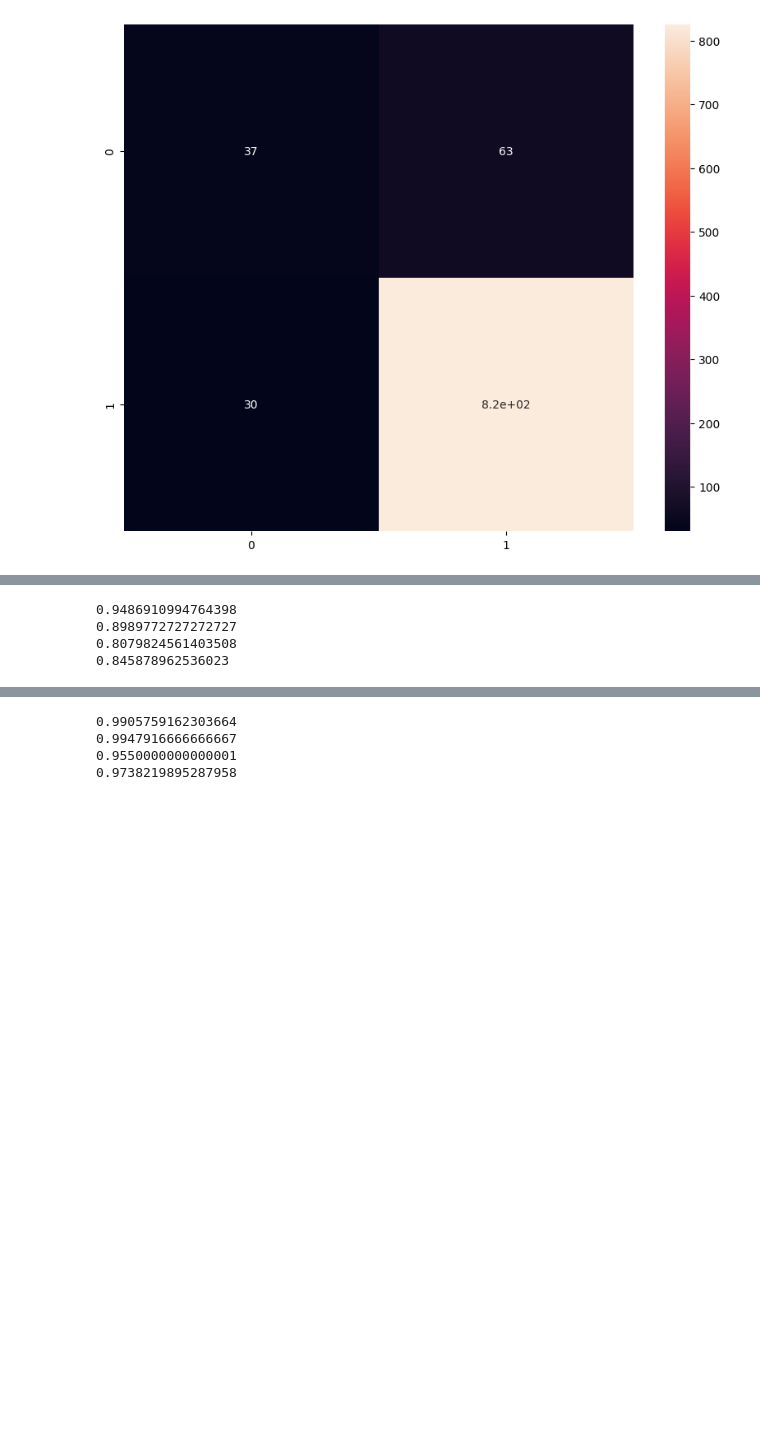
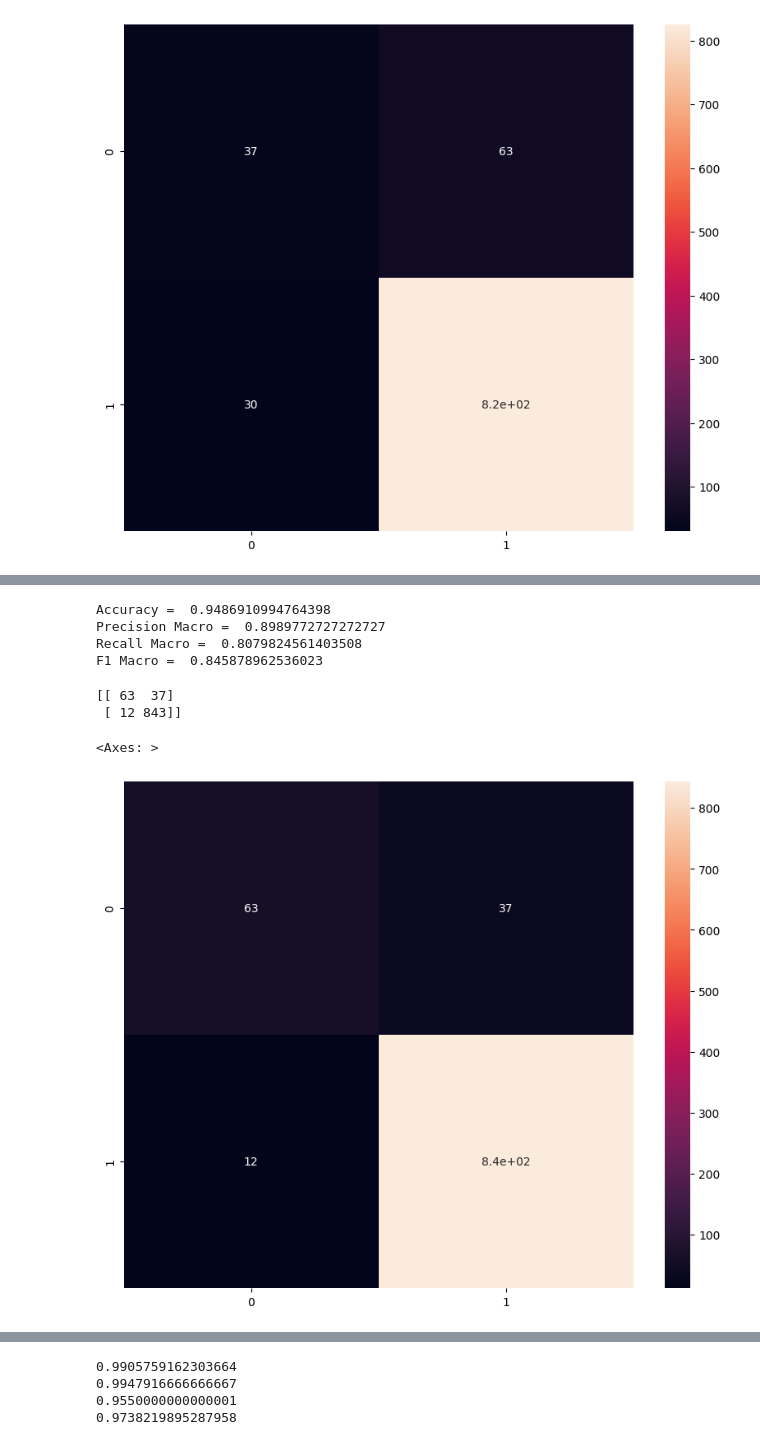
Before and after one commit to buithanhdam/ProjectMachineLearning23, a Jupyter notebook: ProjectML23.ipynb, the cells around one changed output, grey strips where cells are left out. Drawn from its saved outputs; the diff is of its cells as text; code cells hidden in the pictures; blank space fills up the shorter version.

```diff
--- a/ProjectML23.ipynb
+++ b/ProjectML23.ipynb
@@ -573,15 +586,29 @@ preSvmL= metrics.precision_score(y_test, y_predSVML,average='macro')
 recallSvmL= metrics.recall_score(y_test, y_predSVML,average='macro')
 f1SvmL = metrics.f1_score(y_test, y_predSVML,average='macro')
 
-print(accSvmL)
-print(preSvmL)
-print(recallSvmL)
-print(f1SvmL)
+
+
+print("Accuracy = " ,accSvmL)
+print("Precision Macro = " ,preSvmL)
+print("Recall Macro = " ,recallSvmL)
+print("F1 Macro = " ,f1SvmL)
 # %% [output]
-0.9486910994764398
-0.8989772727272727
-0.8079824561403508
-0.845878962536023
+Accuracy =  0.9486910994764398
+Precision Macro =  0.8989772727272727
+Recall Macro =  0.8079824561403508
+F1 Macro =  0.845878962536023
+# %%
+matrix = confusion_matrix(y_test, y_predSVML)
+print(matrix)
+df_cm = pd.DataFrame(matrix, index = [i for i in "01"],
+                  columns = [i for i in "01"])
+plt.figure(figsize = (10,8))
+sn.heatmap(df_cm, annot=True)
+# %% [output]
+[[ 63  37]
+ [ 12 843]]
+<Axes: >
+[figure, added]
 # %%
 # svm rbf
 classifier = SVC(kernel = 'rbf') # rbf Kernel
```
Also changed, not shown: parts of 8 cells of this notebook.
